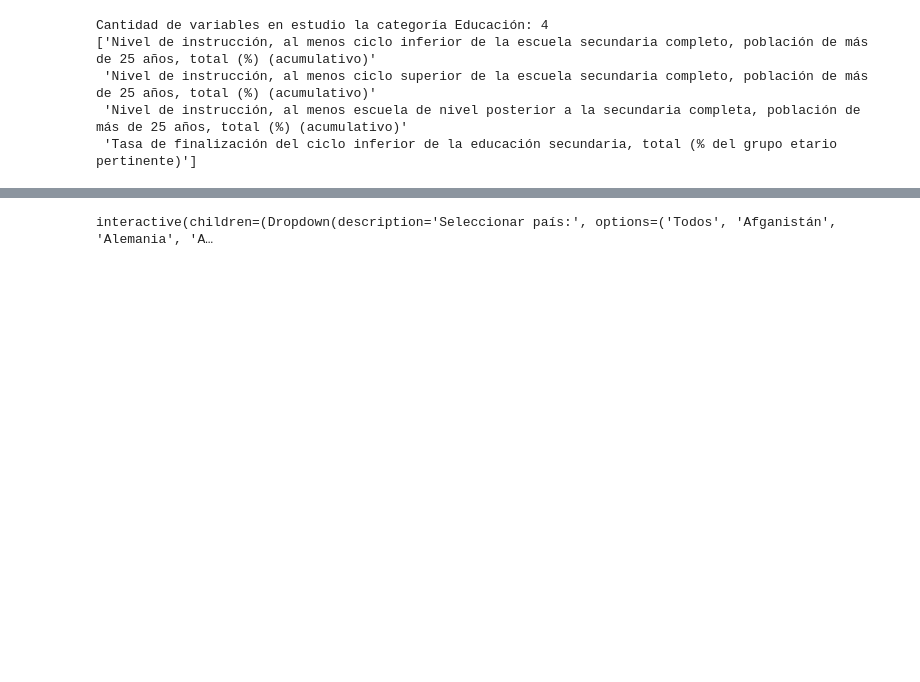
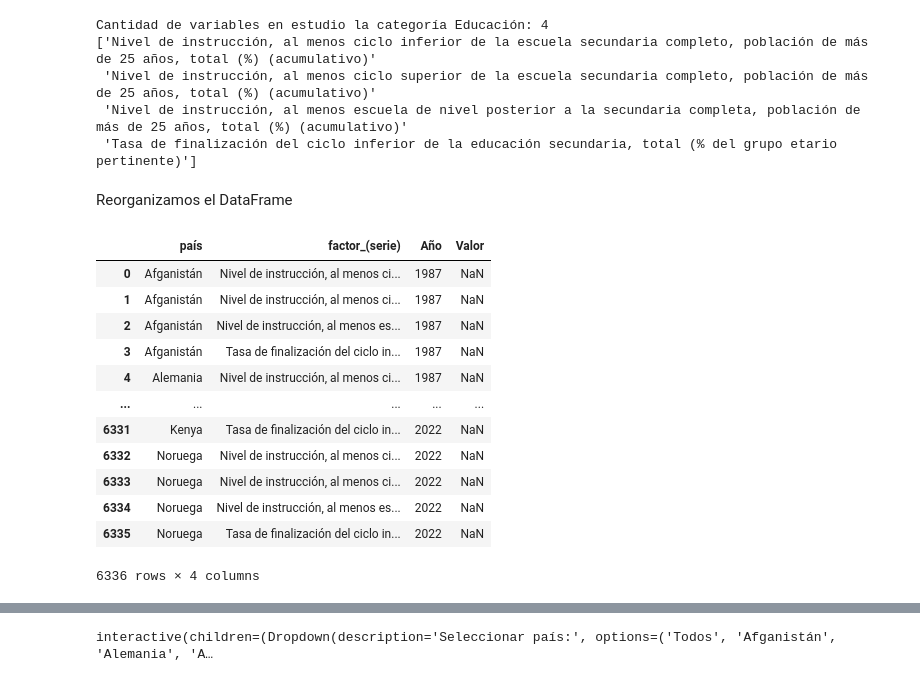
Before and after one commit to fercof87/PF-Esperanza-De-Vida, a Jupyter notebook: EDA/EDA/EDA_educacion.ipynb, the cells around one changed output, grey strips where cells are left out. Drawn from its saved outputs; the diff is of its cells as text; code cells hidden in the pictures; blank space fills up the shorter version.

```diff
--- a/EDA/EDA/EDA_educacion.ipynb
+++ b/EDA/EDA/EDA_educacion.ipynb
@@ -131,3 +133,5 @@ Cantidad de variables en estudio la categoría Educación: 4
  'Nivel de instrucción, al menos ciclo superior de la escuela secundaria completo, población de más de 25 años, total (%) (acumulativo)'
  'Nivel de instrucción, al menos escuela de nivel posterior a la secundaria completa, población de más de 25 años, total (%) (acumulativo)'
  'Tasa de finalización del ciclo inferior de la educación secundaria, total (% del grupo etario pertinente)']
+# %% [markdown]
+Reorganizamos el DataFrame
@@ -133,0 +142,20 @@ Cantidad de variables en estudio la categoría Educación: 4
+# %%
+# Reorganizar los datos para tener 'factor_(serie)' como índice y los años como valores en una sola columna
+df_reorganizado = df.melt(id_vars=['país', 'factor_(serie)'], var_name='Año', value_name='Valor')
+
+# Mostrar el DataFrame reorganizado
+df_reorganizado
+# %% [output]
+|  | país | factor_(serie) | Año | Valor |
+| 0 | Afganistán | Nivel de instrucción, al menos ci... | 1987 | NaN |
+| 1 | Afganistán | Nivel de instrucción, al menos ci... | 1987 | NaN |
+| 2 | Afganistán | Nivel de instrucción, al menos es... | 1987 | NaN |
+| 3 | Afganistán | Tasa de finalización del ciclo in... | 1987 | NaN |
+| 4 | Alemania | Nivel de instrucción, al menos ci... | 1987 | NaN |
+| ... | ... | ... | ... | ... |
+| 6331 | Kenya | Tasa de finalización del ciclo in... | 2022 | NaN |
+| 6332 | Noruega | Nivel de instrucción, al menos ci... | 2022 | NaN |
+| 6333 | Noruega | Nivel de instrucción, al menos ci... | 2022 | NaN |
+| 6334 | Noruega | Nivel de instrucción, al menos es... | 2022 | NaN |
+| 6335 | Noruega | Tasa de finalización del ciclo in... | 2022 | NaN |
+6336 rows × 4 columns
```
Also changed, not shown: parts of 16 cells of this notebook, 3 other files.
